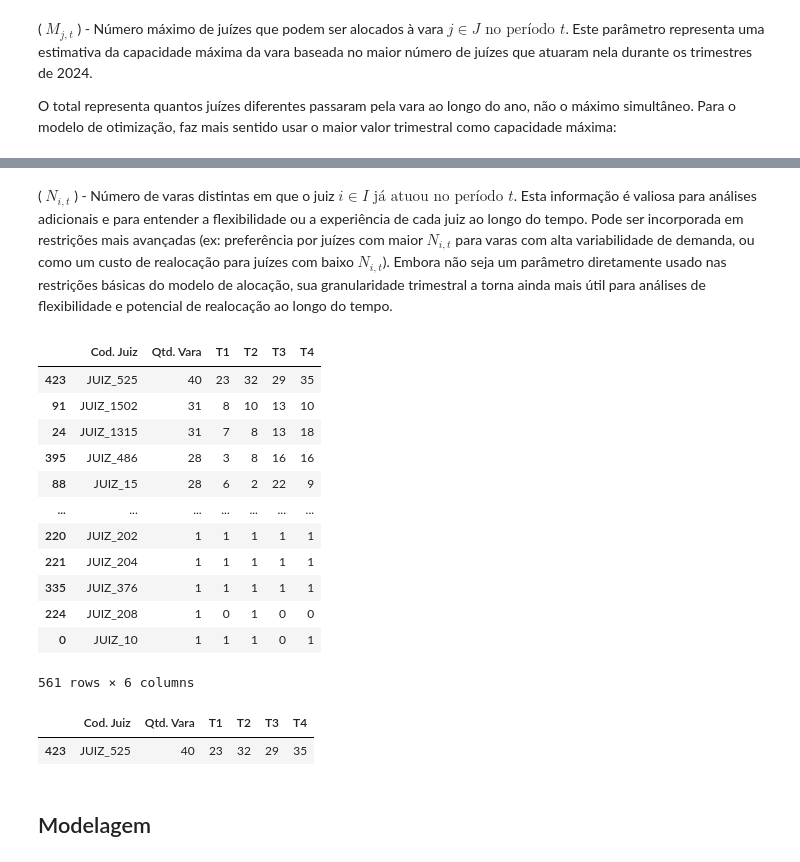
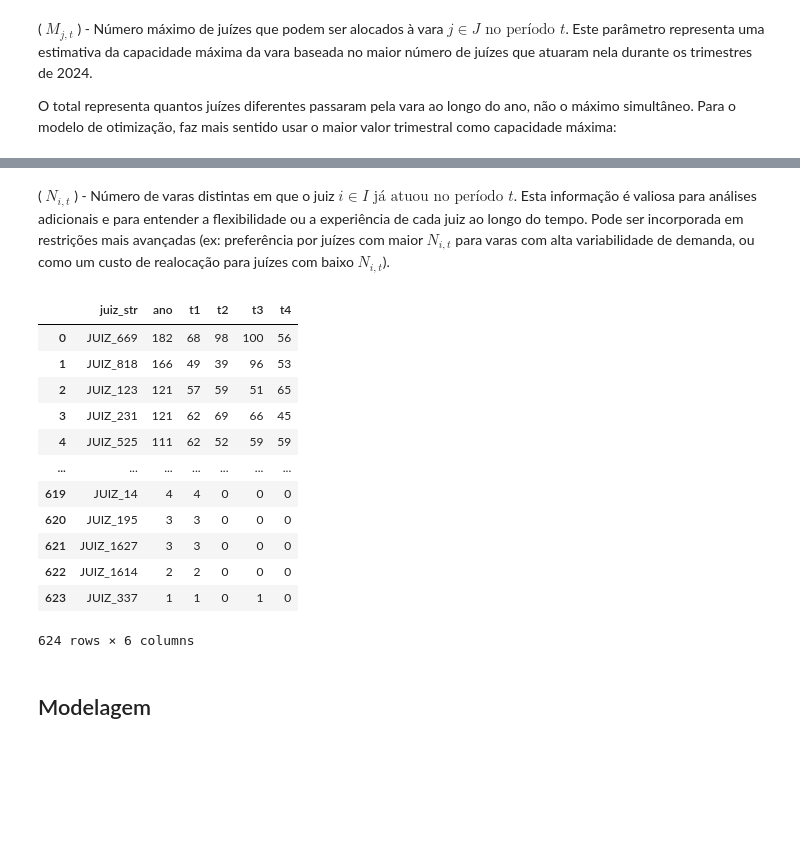
Before and after one commit to houstonsantos/max-jud-tjba, a Jupyter notebook: src/model_tcc/max_jud.ipynb, the cells around one changed output, grey strips where cells are left out. Drawn from its saved outputs; the diff is of its cells as text; code cells hidden in the pictures; blank space fills up the shorter version.

Commit message:
resultado do modelo

```diff
--- a/src/model_tcc/max_jud.ipynb
+++ b/src/model_tcc/max_jud.ipynb
@@ -263,16 +207,13 @@ df_tjba.drop([
 # %%
 # Colocando dados em letras maiúsculas
-#df_tjba['pje_ds_assunto_principal'] = df_tjba['pje_ds_assunto_principal'].str.upper()
-#df_tjba['pje_ds_orgao_julgador_cargo'] = df_tjba['pje_ds_orgao_julgador_cargo'].str.upper()
-df_tjba['pje_ds_natureza'] = df_tjba['pje_ds_natureza'].str.upper()
-#df_tjba['vm_ds_prioridade'] = df_tjba['vm_ds_prioridade'].str.upper()
+#df_tjba['pje_ds_natureza'] = df_tjba['pje_ds_natureza'].str.upper()
 
 # Retirando o timestamp
 #df_tjba['vm_dt_recebimento'] = df_tjba['vm_dt_recebimento'].dt.date
 #df_tjba['vm_dt_recebimento'] = pd.to_datetime(df_tjba['vm_dt_recebimento']) # Erro 1001-10-30, at position 93295
 
-df_tjba['vm_dt_movimento'] = df_tjba['vm_dt_movimento'].dt.date
-df_tjba['vm_dt_movimento'] = pd.to_datetime(df_tjba['vm_dt_movimento'])
+#df_tjba['vm_dt_movimento'] = df_tjba['vm_dt_movimento'].dt.date
+#df_tjba['vm_dt_movimento'] = pd.to_datetime(df_tjba['vm_dt_movimento'])
 # %%
 # Percorre todas as colunas do df_tjba do tipo object, retirando espaços laterais e mais de um espaços entre palavras
 for col in df_tjba.select_dtypes(include=['object']).columns:
@@ -299,17 +240,17 @@ Um processo que recebeu peso 2 e foi julgado 5 vezes pelo mesmo magistrado, eu d
 
 *	**Coerência com o Conceito de Peso:** O peso é atribuído ao processo como um todo, refletindo sua complexidade intrínseca. Ele não é um valor que se multiplica a cada interação, mas sim um valor que é "consumido" quando o processo é finalmente resolvido.
 # %%
-# Seleciona dados de julgamentos de 2024
-df_julgados = df_tjba[(df_tjba['vm_consulta'] == 'JULGAMENTO') &
+# Seleciona dados de 2024, retirando ACERVO, DISTRIBUIDO e BAIXADO
+df_processos = df_tjba[(~ df_tjba['vm_consulta'].isin(['ACERVO', 'DISTRIBUIDO', 'BAIXADO'])) &
                     (df_tjba['vm_dt_movimento'].dt.year == 2024) &
                     (df_tjba['vm_sistema'] == 'PJEPG')].drop_duplicates(['vm_processo', 'vm_mapa_magistrado'])
 
 # Convertendo float para int
-df_julgados['pje_vl_peso_processual'] = df_julgados['pje_vl_peso_processual'].astype('Int64')
-df_julgados['vm_mapa_magistrado'] = df_julgados['vm_mapa_magistrado'].astype('Int64')
+df_processos['pje_vl_peso_processual'] = df_processos['pje_vl_peso_processual'].astype('Int64')
+df_processos['vm_mapa_magistrado'] = df_processos['vm_mapa_magistrado'].astype('Int64')
 
 # Criando campo para identificação dos magistrados
-df_julgados['juiz_str'] = 'JUIZ_' + df_julgados['vm_mapa_magistrado'].astype(str)
-df_julgados['vara_str'] = 'VARA_' + df_julgados['vm_cod_vara'].astype(str)
+df_processos['juiz_str'] = 'JUIZ_' + df_processos['vm_mapa_magistrado'].astype(str)
+df_processos['vara_str'] = 'VARA_' + df_processos['vm_cod_vara'].astype(str)
 
-df_julgados.head()
+df_processos.head()
@@ -874,54 +744,51 @@ M_jt
 # %% [markdown]
-( $N_{i,t}$ ) - Número de varas distintas em que o juiz $i \in I \text{ já atuou no período } t$. Esta informação é valiosa para análises adicionais e para entender a flexibilidade ou a experiência de cada juiz ao longo do tempo. Pode ser incorporada em restrições mais avançadas (ex: preferência por juízes com maior $N_{i,t}$ para varas com alta variabilidade de demanda, ou como um custo de realocação para juízes com baixo $N_{i,t}$). Embora não seja um parâmetro diretamente usado nas restrições básicas do modelo de alocação, sua granularidade trimestral a torna ainda mais útil para análises de flexibilidade e potencial de realocação ao longo do tempo.
+( $N_{i,t}$ ) - Número de varas distintas em que o juiz $i \in I \text{ já atuou no período } t$. Esta informação é valiosa para análises adicionais e para entender a flexibilidade ou a experiência de cada juiz ao longo do tempo. Pode ser incorporada em restrições mais avançadas (ex: preferência por juízes com maior $N_{i,t}$ para varas com alta variabilidade de demanda, ou como um custo de realocação para juízes com baixo $N_{i,t}$).
 # %%
 # Gerando df com quantidade des varas que cada juiz atuou por trimestre (N_it)
-N_it = df_julgados.groupby('juiz_str')['vara_str'].nunique().reset_index().sort_values('vara_str', ascending=False)
-N_it.columns = ['Cod. Juiz', 'Qtd. Vara']
+N_it = df_processos.groupby('juiz_str')['vara_str'].nunique().reset_index() \
+    .sort_values('vara_str', ascending=False).reset_index(drop=True)
+
+N_it.columns = ['juiz_str', 'ano']
 
 # Primeiro trimestre
-N_it['T1'] = N_it['Cod. Juiz'].map(
-    df_julgados[df_julgados['vm_dt_movimento'].dt.quarter == 1]
+N_it['t1'] = N_it['juiz_str'].map(
+    df_processos[df_processos['vm_dt_movimento'].dt.quarter == 1]
     .groupby('juiz_str')['vara_str'].nunique()
 ).fillna(0).astype(int)
 
 # Segundo trimestre
-N_it['T2'] = N_it['Cod. Juiz'].map(
-    df_julgados[df_julgados['vm_dt_movimento'].dt.quarter == 2]
+N_it['t2'] = N_it['juiz_str'].map(
+    df_processos[df_processos['vm_dt_movimento'].dt.quarter == 2]
     .groupby('juiz_str')['vara_str'].nunique()
 ).fillna(0).astype(int)
 
 # Terceiro trimestre
-N_it['T3'] = N_it['Cod. Juiz'].map(
-    df_julgados[df_julgados['vm_dt_movimento'].dt.quarter == 3]
+N_it['t3'] = N_it['juiz_str'].map(
+    df_processos[df_processos['vm_dt_movimento'].dt.quarter == 3]
     .groupby('juiz_str')['vara_str'].nunique()
 ).fillna(0).astype(int)
 
 # Quarto trimestre
-N_it['T4'] = N_it['Cod. Juiz'].map(
-    df_julgados[df_julgados['vm_dt_movimento'].dt.quarter == 4]
+N_it['t4'] = N_it['juiz_str'].map(
+    df_processos[df_processos['vm_dt_movimento'].dt.quarter == 4]
     .groupby('juiz_str')['vara_str'].nunique()
 ).fillna(0).astype(int)
 
 N_it
 # %% [output]
-|  | Cod. Juiz | Qtd. Vara | T1 | T2 | T3 | T4 |
-| 423 | JUIZ_525 | 40 | 23 | 32 | 29 | 35 |
-| 91 | JUIZ_1502 | 31 | 8 | 10 | 13 | 10 |
-| 24 | JUIZ_1315 | 31 | 7 | 8 | 13 | 18 |
-| 395 | JUIZ_486 | 28 | 3 | 8 | 16 | 16 |
-| 88 | JUIZ_15 | 28 | 6 | 2 | 22 | 9 |
+|  | juiz_str | ano | t1 | t2 | t3 | t4 |
+| 0 | JUIZ_669 | 182 | 68 | 98 | 100 | 56 |
+| 1 | JUIZ_818 | 166 | 49 | 39 | 96 | 53 |
+| 2 | JUIZ_123 | 121 | 57 | 59 | 51 | 65 |
+| 3 | JUIZ_231 | 121 | 62 | 69 | 66 | 45 |
+| 4 | JUIZ_525 | 111 | 62 | 52 | 59 | 59 |
 | ... | ... | ... | ... | ... | ... | ... |
-| 220 | JUIZ_202 | 1 | 1 | 1 | 1 | 1 |
-| 221 | JUIZ_204 | 1 | 1 | 1 | 1 | 1 |
-| 335 | JUIZ_376 | 1 | 1 | 1 | 1 | 1 |
-| 224 | JUIZ_208 | 1 | 0 | 1 | 0 | 0 |
-| 0 | JUIZ_10 | 1 | 1 | 1 | 0 | 1 |
+| 619 | JUIZ_14 | 4 | 4 | 0 | 0 | 0 |
+| 620 | JUIZ_195 | 3 | 3 | 0 | 0 | 0 |
+| 621 | JUIZ_1627 | 3 | 3 | 0 | 0 | 0 |
+| 622 | JUIZ_1614 | 2 | 2 | 0 | 0 | 0 |
+| 623 | JUIZ_337 | 1 | 1 | 0 | 1 | 0 |
-561 rows × 6 columns
+624 rows × 6 columns
-# %%
-N_it[N_it['Cod. Juiz'] == 'JUIZ_525']
-# %% [output]
-|  | Cod. Juiz | Qtd. Vara | T1 | T2 | T3 | T4 |
-| 423 | JUIZ_525 | 40 | 23 | 32 | 29 | 35 |
 # %% [markdown]
 ## Modelagem
 # %%
```
Also changed, not shown: parts of 76 cells of this notebook, 7 other files.
